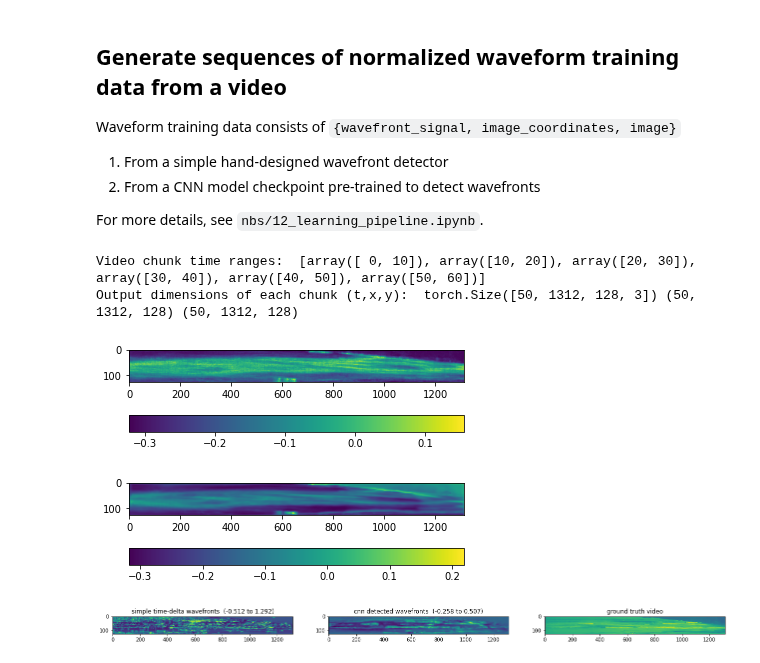
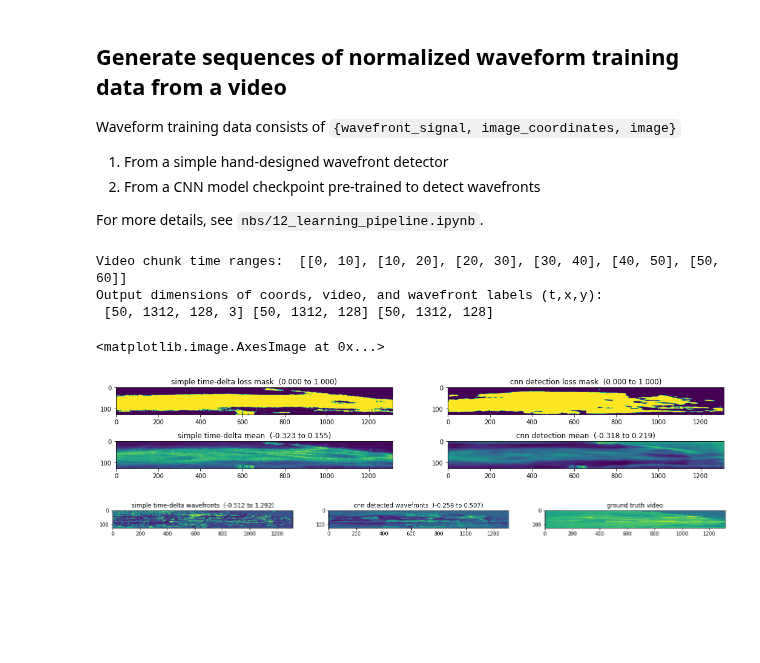
Before and after one commit to sjobeek/surfbreak, a Jupyter notebook: nbs/index.ipynb, the cells around one changed output. Saved outputs shown, nothing was run; the diff lists cells and outputs as text; code cells hidden in the pictures; blank space fills up the shorter version.

Commit message:
Added loss mask and proper time-delta reference loss

```diff
--- a/nbs/index.ipynb
+++ b/nbs/index.ipynb
@@ -121,26 +121,41 @@ For more details, see `nbs/12_learning_pipeline.ipynb`.
 input_video = '../data/shirahama_1590387334_SURF-93cm.ts'
 from surfbreak.datasets import CNNChunkDataset
 simple_chunk_dataset = CNNChunkDataset(input_video, wavecnn_ckpt=None, time_chunk_duration_s=10, time_chunk_stride_s=10, timerange=(0,60))
-print("Video chunk time ranges: ", list(simple_chunk_dataset.video_chunk_timeranges))
 model_in, model_gt = simple_chunk_dataset[0]
-print("Output dimensions of each chunk (t,x,y): ", model_in['coords_txyc'].shape, model_gt['video_txy'].shape, model_gt['wavefronts_txy'].shape)
-
-import matplotlib.pyplot as plt
-plt.imshow(simple_chunk_dataset.average_wavefront_xy.T)
-plt.colorbar(orientation='horizontal'); plt.show()
+assert set(model_in.keys()) == {'coords_txyc'}
+assert set(model_gt.keys()) == {'video_txy', 'wavefronts_txy', 'timerange', 'wavefront_loss_mask'}
-# %% [output]
-Video chunk time ranges:  [array([ 0, 10]), array([10, 20]), array([20, 30]), array([30, 40]), array([40, 50]), array([50, 60])]
-Output dimensions of each chunk (t,x,y):  torch.Size([50, 1312, 128, 3]) (50, 1312, 128) (50, 1312, 128)
-[figure, removed]
+# %%
+print("Video chunk time ranges: ", list(list(t) for t in simple_chunk_dataset.video_chunk_timeranges))
+model_in, model_gt = simple_chunk_dataset[0]
+print("Output dimensions of coords, video, and wavefront labels (t,x,y): \n",
+      list(model_in['coords_txyc'].shape), list(model_gt['video_txy'].shape), list(model_gt['wavefronts_txy'].shape))
+# %% [output]
+Video chunk time ranges:  [[0, 10], [10, 20], [20, 30], [30, 40], [40, 50], [50, 60]]
+Output dimensions of coords, video, and wavefront labels (t,x,y):
+ [50, 1312, 128, 3] [50, 1312, 128] [50, 1312, 128]
 # %%
 #Then, the result from a trained CNN model
 input_video = '../data/shirahama_1590387334_SURF-93cm.ts'
 cnn_checkpoint = '../models/pipeline_cnn_07-11-2020_19-28-15.ckpt'
 from surfbreak.datasets import CNNChunkDataset
 CNND = CNNChunkDataset(input_video, cnn_checkpoint, time_chunk_duration_s=10, time_chunk_stride_s=10, timerange=(0,60))
-plt.imshow(CNND.average_wavefront_xy.T)
-plt.colorbar(orientation='horizontal'); plt.show()
-# %% [output]
-[figure, removed]
+# %%
+#hide
+import matplotlib.pyplot as plt
+_, simple_gt = simple_chunk_dataset[0]
+_, model_gt = CNND[0]
+fig, axes = plt.subplots(ncols=2, nrows=2, figsize=(18,3))
+sgtmask = simple_gt['wavefront_loss_mask']; cnnmask = model_gt['wavefront_loss_mask']
+axes[0][0].set_title("simple time-delta loss mask  ({:0.3f} to {:0.3f})".format(sgtmask.min(),sgtmask.max()))
+axes[0][1].set_title("cnn detection loss mask  ({:0.3f} to {:0.3f})".format(cnnmask.min(),cnnmask.max()))
+axes[0][0].imshow(sgtmask.T); axes[0][1].imshow(cnnmask.T)
+axes[1][0].set_title("simple time-delta mean  ({:0.3f} to {:0.3f})".format(simple_chunk_dataset.average_wavefront_xy.min(),
+                                                                           simple_chunk_dataset.average_wavefront_xy.max()))
+axes[1][0].imshow(simple_chunk_dataset.average_wavefront_xy.T)
+axes[1][1].set_title("cnn detection mean  ({:0.3f} to {:0.3f})".format(CNND.average_wavefront_xy.min(),CNND.average_wavefront_xy.max()))
+axes[1][1].imshow(CNND.average_wavefront_xy.T)
+# %% [output]
+<matplotlib.image.AxesImage at 0x...>
+[figure, added]
 # %%
 _, simple_gt = simple_chunk_dataset[0]
```
Also changed, not shown: parts of 1 cell of this notebook, 1 other file.
